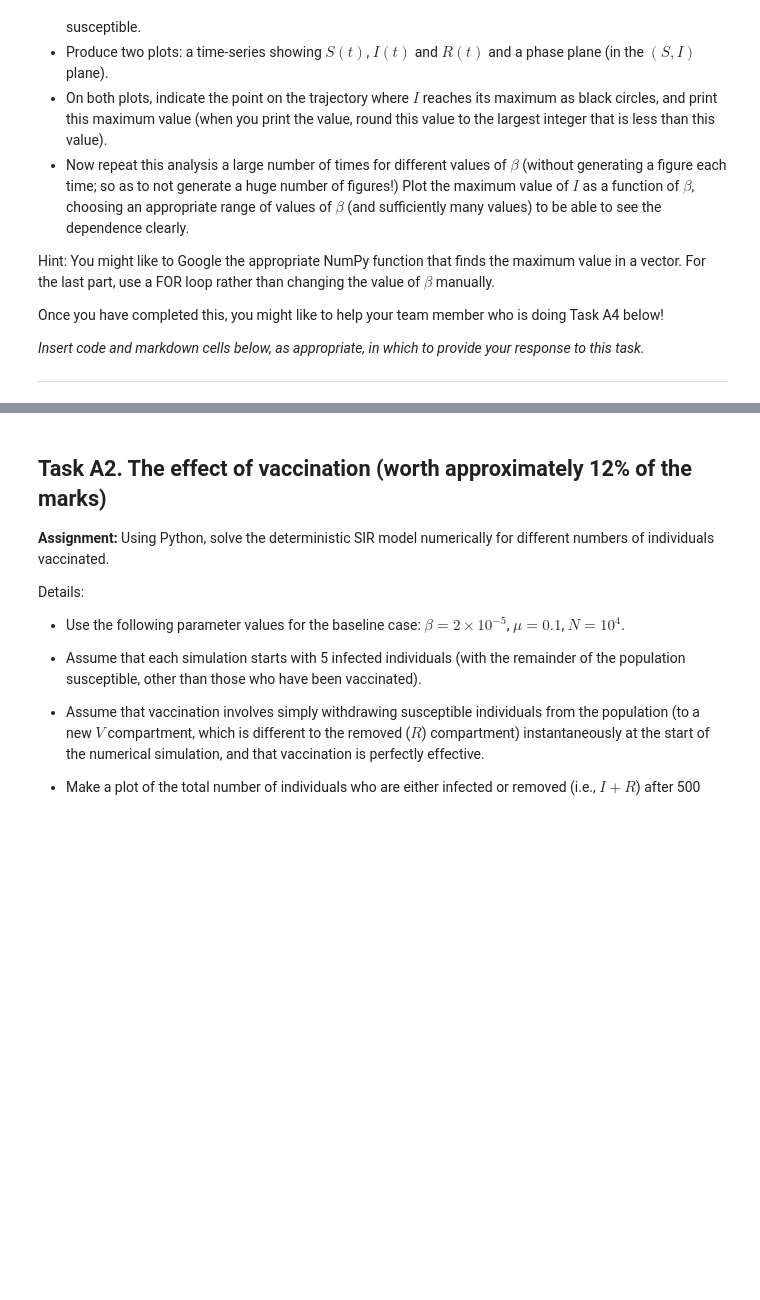
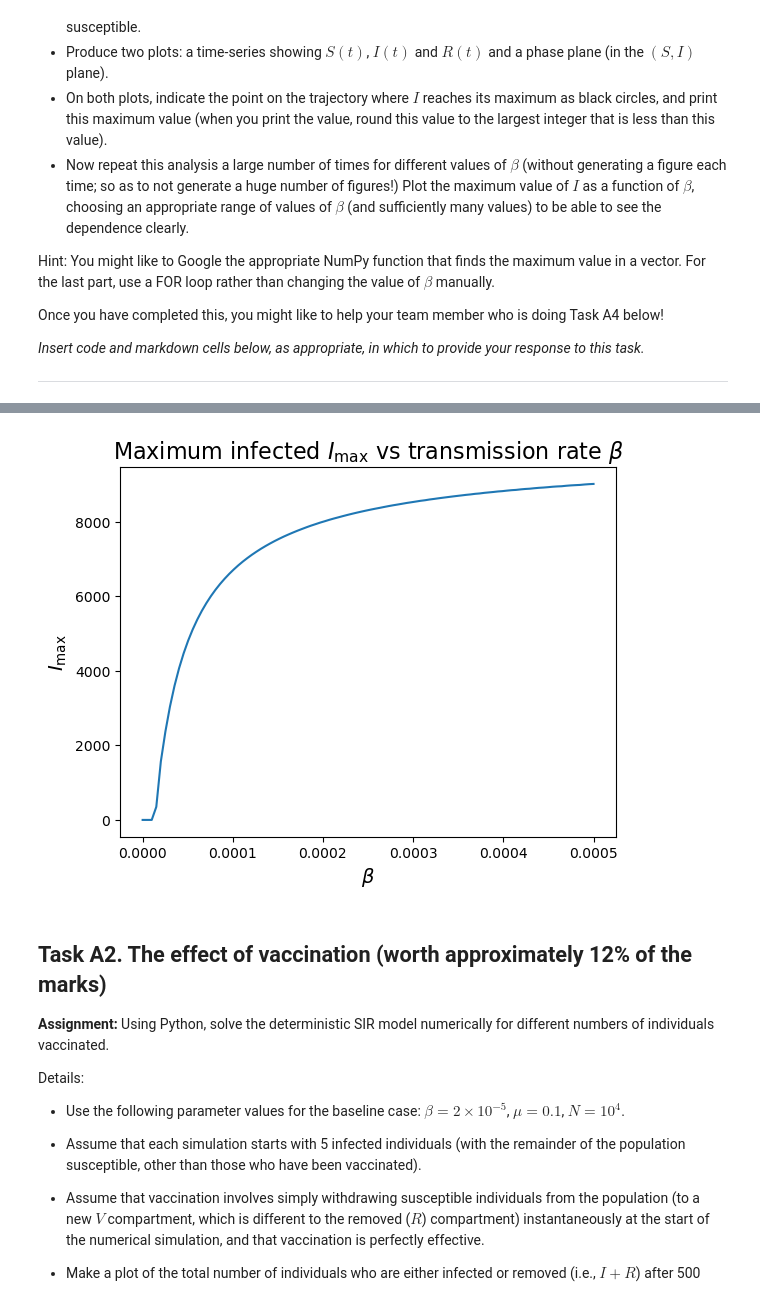
Before and after one commit to joelmurray0/Epidemiology-group-project, a Jupyter notebook: Modelling in Epidemiology project files (in folder)-20260209/Epidemiology_Project_Specification.ipynb, the cells around one changed output, grey strips where cells are left out. Cells and saved outputs as stored; diff of their text form; code cells hidden in the pictures; blank space fills up the shorter version.

```diff
--- a/Modelling in Epidemiology project files (in folder)-20260209/Epidemiology_Project_Specification.ipynb
+++ b/Modelling in Epidemiology project files (in folder)-20260209/Epidemiology_Project_Specification.ipynb
@@ -50,3 +123,21 @@ Once you have completed this, you might like to help your team member who is doi
+# %%
+beta_vals = np.linspace(0.0, 5*10**-4, 100)   # "sufficiently many" + reasonable range
+Imax_vals = np.zeros_like(beta_vals)
+
+for k, b in enumerate(beta_vals):
+    y_tmp = odeint(SIR, y0, t, args=(b, mu))
+    I_tmp = y_tmp[:, 1]
+    Imax_vals[k] = np.max(I_tmp)
+
+# One final figure
+plt.figure()
+plt.plot(beta_vals, Imax_vals)
+plt.xlabel(r"$\beta$", fontsize=14)
+plt.ylabel(r"$I_{\max}$", fontsize=14)
+plt.title(r"Maximum infected $I_{\max}$ vs transmission rate $\beta$", fontsize=16)
+plt.show()
+# %% [output]
+[figure, added]
 # %% [markdown]
 ## Task A2. The effect of vaccination (worth approximately 12% of the marks)
 **Assignment:** Using Python, solve the deterministic SIR model numerically for different numbers of individuals vaccinated.
```
Also changed, not shown: parts of 1 cell of this notebook, 1 other file.
